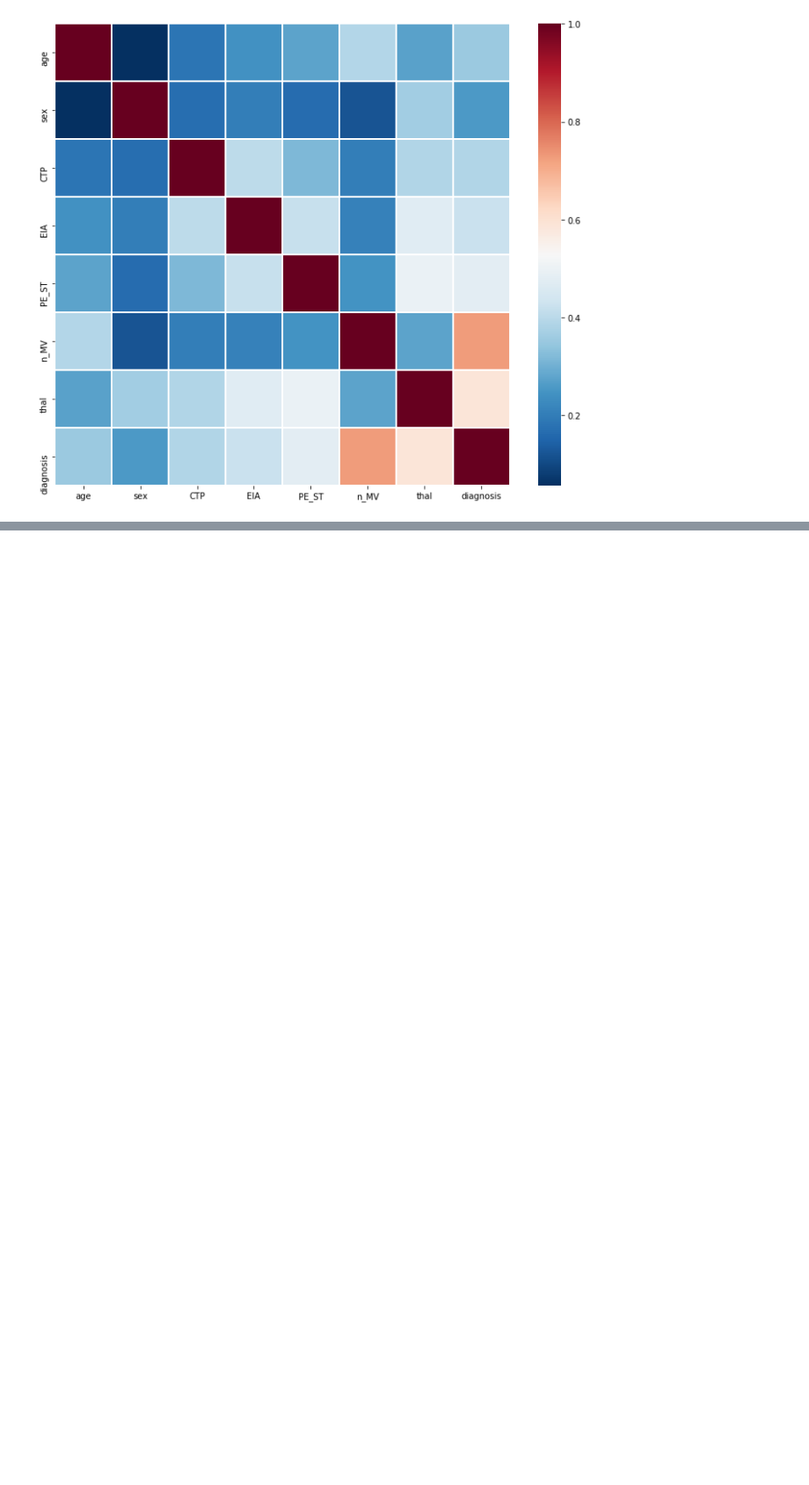
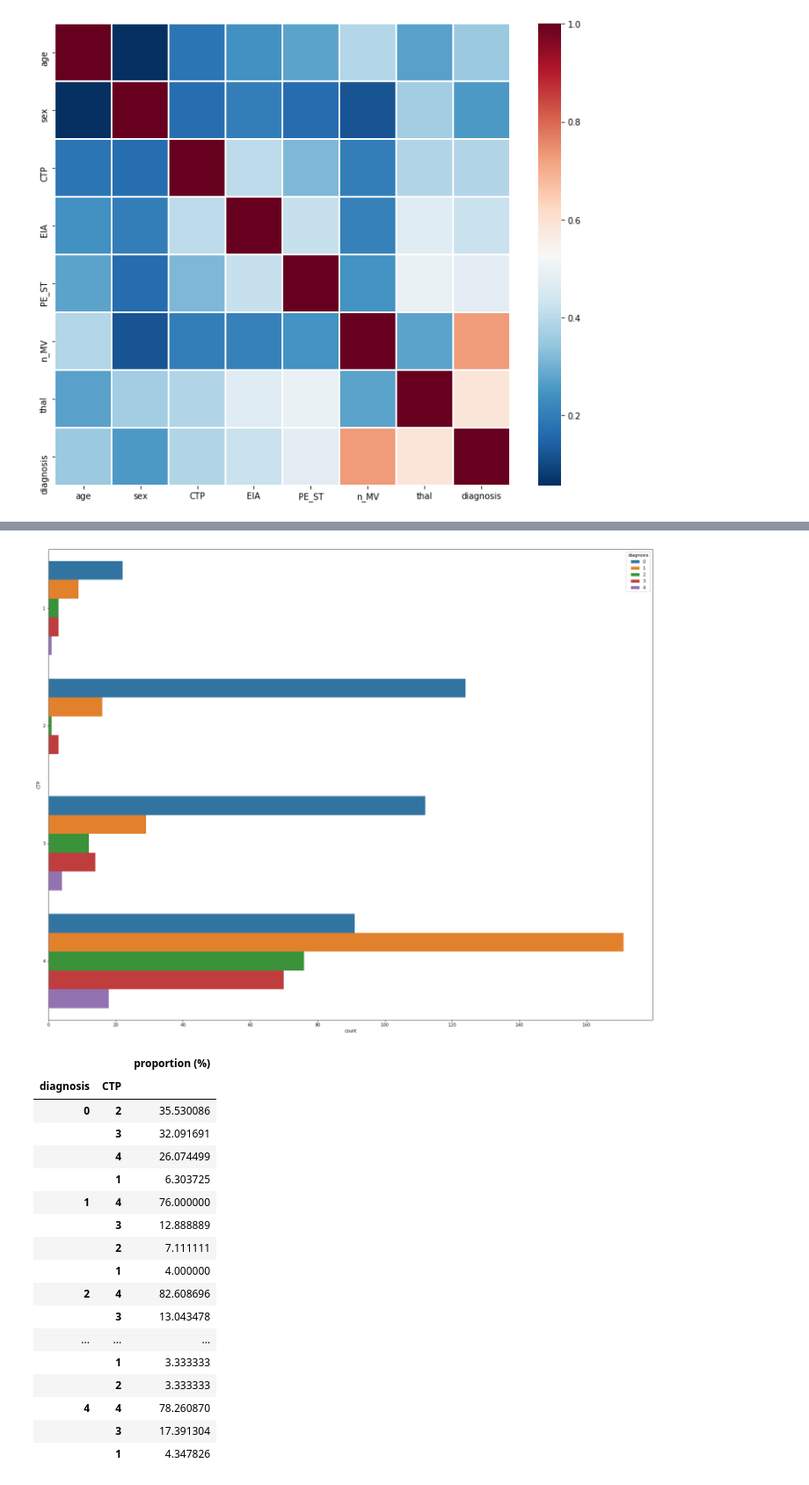
Before and after one commit to AgeMagi/Tubes2-AI, a Jupyter notebook: 13516079.ipynb, the cells around one changed output, grey strips where cells are left out. Shown at 88% size. Cells and saved outputs as stored; diff of their text form; code cells hidden in the pictures; blank space fills up the shorter version.

```diff
--- a/13516079.ipynb
+++ b/13516079.ipynb
@@ -713,0 +672,31 @@ Confusion matrix:
+# %%
+# Menampilkan grafik distribusi
+plt.figure(figsize = (25,20))
+sns.countplot(y='CTP', hue='diagnosis', data=train_dataset)
+plt.show()
+
+# Menampilkan tabel proporsi
+diagnosis_group = train_dataset.groupby(['diagnosis'])
+proportion = diagnosis_group.CTP.value_counts(normalize=True) * 100
+proportion.name = 'proportion (%)'
+display(pd.Series.to_frame(proportion))
+# %% [output]
+[figure, added]
+|  |  | proportion (%) |
+| diagnosis | CTP |  |
+| 0 | 2 | 35.530086 |
+|  | 3 | 32.091691 |
+|  | 4 | 26.074499 |
+|  | 1 | 6.303725 |
+| 1 | 4 | 76.000000 |
+|  | 3 | 12.888889 |
+|  | 2 | 7.111111 |
+|  | 1 | 4.000000 |
+| 2 | 4 | 82.608696 |
+|  | 3 | 13.043478 |
+| ... | ... | ... |
+|  | 1 | 3.333333 |
+|  | 2 | 3.333333 |
+| 4 | 4 | 78.260870 |
+|  | 3 | 17.391304 |
+|  | 1 | 4.347826 |
```
Also changed, not shown: parts of 39 cells of this notebook, 1 other file.
